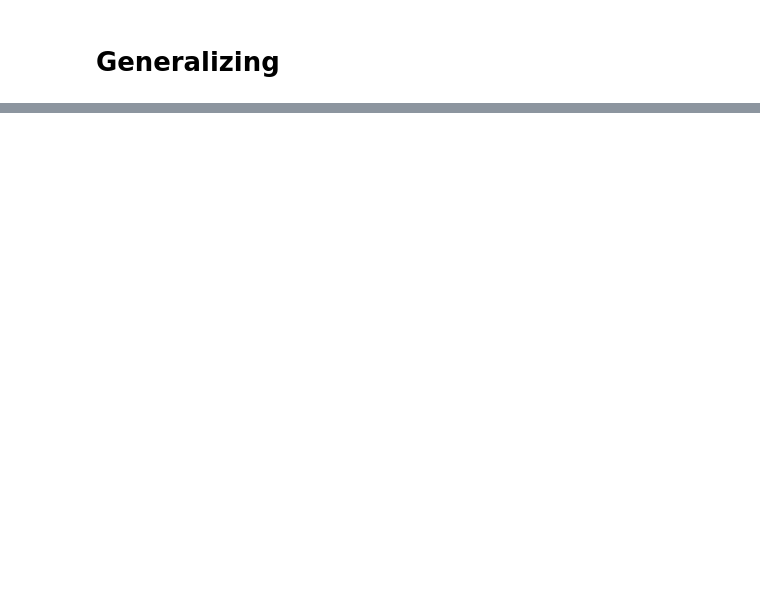
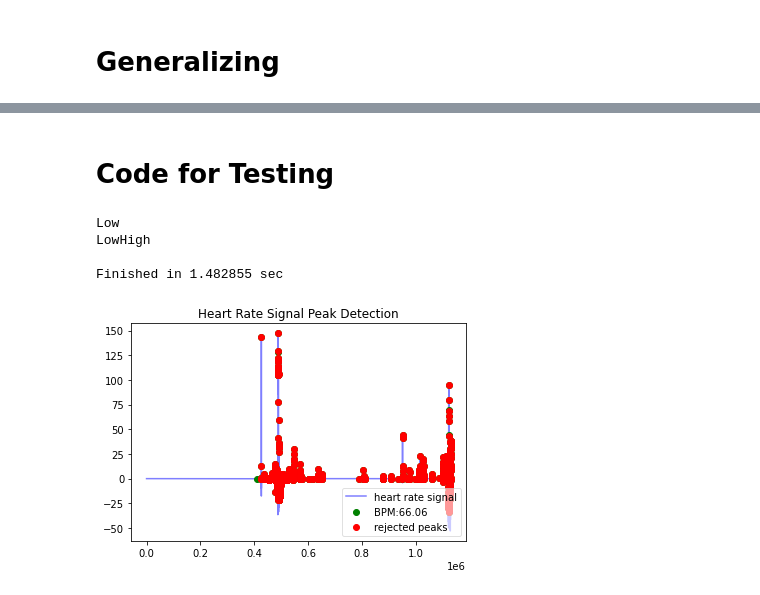
Before and after one commit to jozieLamp/PWV, a Jupyter notebook: preprocessing.ipynb, the cells around one changed output, grey strips where cells are left out. Saved outputs shown, nothing was run; the diff lists cells and outputs as text; code cells hidden in the pictures; blank space fills up the shorter version.

```diff
--- a/preprocessing.ipynb
+++ b/preprocessing.ipynb
@@ -5,14 +6,0 @@ import pandas as pd
-# %%
-# Testing code
-data, timer = hp.load_exampledata(0)
-fs = 100.0 #example file 0 is sampled at 100.0 Hz
-
-working_data, measures = hp.process(data, fs, report_time=True)
-
-print(measures['bpm']) #returns BPM value
-print(measures['rmssd']) # returns RMSSD HRV measure
-
-# Reference code
-
-# Peak Enhancement
-# enhanced = hp.enhance_peaks(data, iterations=2)
@@ -47,7 +114,27 @@ plot = hp.plotter(working_data, measures, show = True, title = 'Heart Rate Signa
+# %% [markdown]
+# Code for Testing
 # %%
-def preprocess(data):
-    filtered_a = hp.filter_signal(data, cutoff=15, sample_rate=240.0, order=4, filtertype='lowpass')
-    filtered_b = hp.filter_signal(filtered_a, cutoff=.01, sample_rate=240.0, order=4, filtertype='highpass')
-    working_data, measures = hp.process(filtered_b, 240.0)
-    plot = hp.plotter(working_data, measures, show = True, title = 'Heart Rate Signal Peak Detection')
-    return working_data, measures, plot
+data1 = hp.get_data('Data/Raw Data/Multiple Cath/X014.txt', delim = ' ', column_name = 'AO')
+data1 = [0 if i <= 0 else (550 if i > 550 else i) for i in data1]
+tag = ""
+try:
+    data1 = hp.filter_signal(data1, cutoff=15, sample_rate=240.0, order=4, filtertype='lowpass')
+    tag += "Low"
+except ZeroDivisionError as e:
+    print("Can't Divide by Zero -", e)
+try:
+    data1 = hp.filter_signal(data1, cutoff=.01, sample_rate=240.0, order=4, filtertype='highpass')
+    print(tag)
+    tag += "High"
+    print(tag)
+except ZeroDivisionError as e:
+    print("Can't Divide by Zero -", e)
+working_data, measures = hp.process(data1, 240.0, report_time=True, bpmmin=0, bpmmax=550)
+plot = hp.plotter(working_data, measures, show = True, title = 'Heart Rate Signal Peak Detection')
+# working_data, measures, plot, tag
+# %% [output]
+Low
+LowHigh
+
+Finished in 1.482855 sec
+[figure, added]
```
Also changed, not shown: parts of 9 cells of this notebook.
